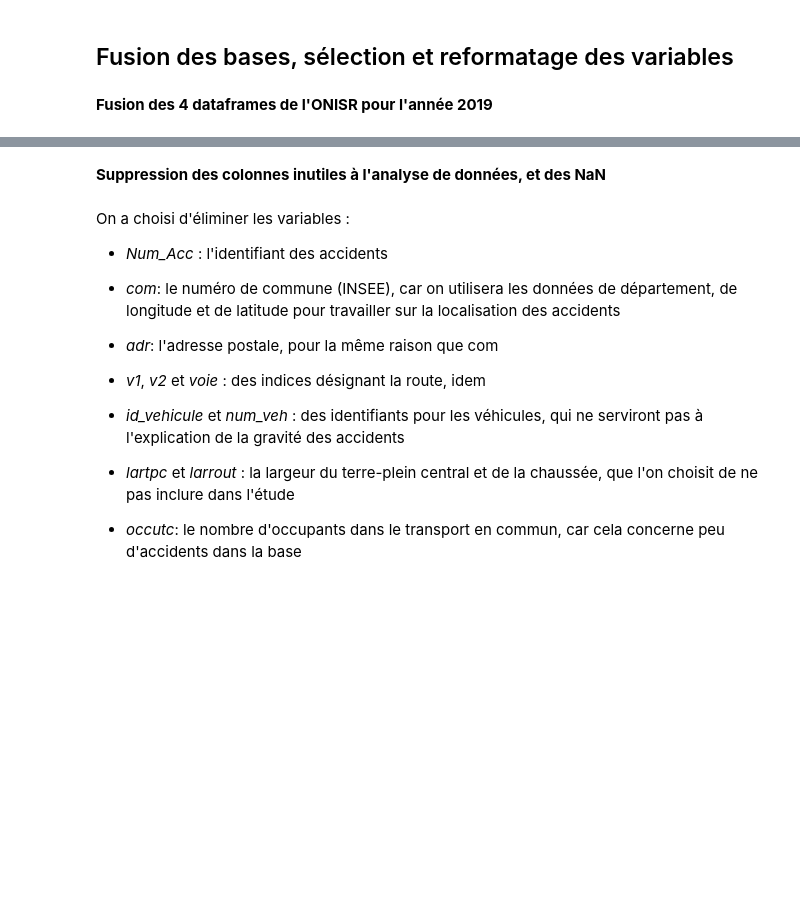
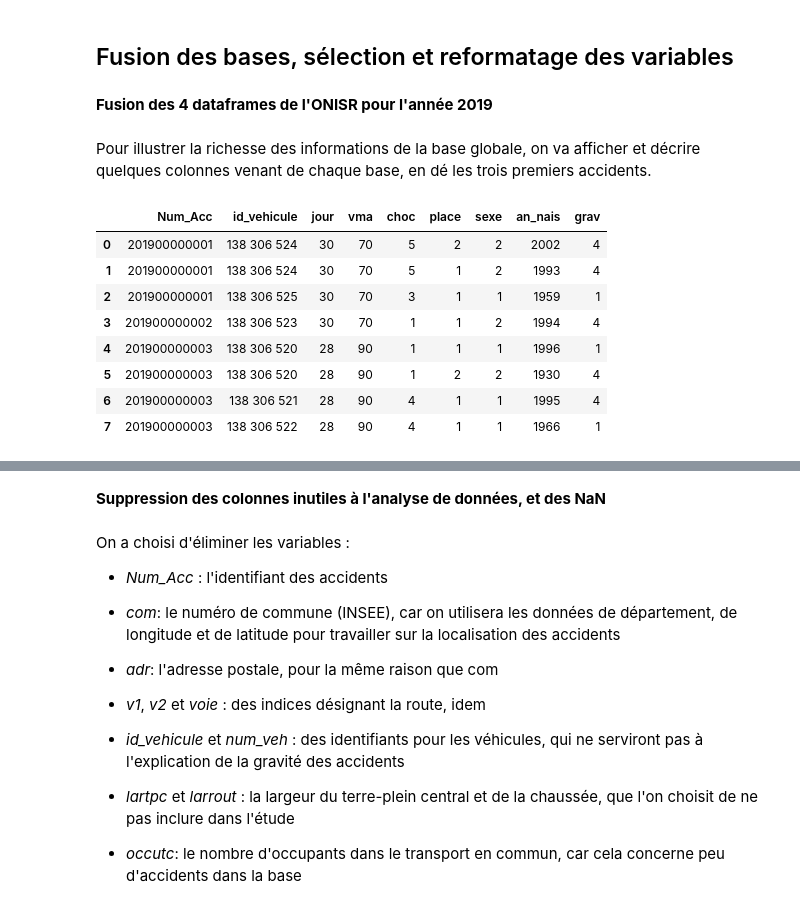
Before and after one commit to helene-78/Accidents, a Jupyter notebook: Projet_complet.ipynb, the cells around one changed output, grey strips where cells are left out. Drawn from its saved outputs; the diff is of its cells as text; code cells hidden in the pictures; blank space fills up the shorter version.

```diff
--- a/Projet_complet.ipynb
+++ b/Projet_complet.ipynb
@@ -75,4 +75,18 @@ df_accidents = pd.read_csv('Bases de données/caracteristiques-2019.csv', sep=";
 df_usagers = pd.read_csv('Bases de données/usagers-2019.csv', sep=";")
 df_lieux = pd.read_csv('Bases de données/lieux-2019.csv', sep=";")
 df_vehicules = pd.read_csv('Bases de données/vehicules-2019.csv', sep=";")
-df_test = df_accidents.merge(df_usagers.merge(df_lieux.merge(df_vehicules))) #dataframe à traiter
+df_merge = df_accidents.merge(df_usagers.merge(df_lieux.merge(df_vehicules))) #dataframe à traiter
+# %% [markdown]
+Pour illustrer la richesse des informations de la base globale, on va afficher et décrire quelques colonnes venant de chaque base, en dé les trois premiers accidents.
+# %%
+df_merge[["Num_Acc","id_vehicule", 'jour', 'vma' ,'choc', 'place', 'sexe', 'an_nais',"grav"]].head(8)
+# %% [output]
+|  | Num_Acc | id_vehicule | jour | vma | choc | place | sexe | an_nais | grav |
+| 0 | 201900000001 | 138 306 524 | 30 | 70 | 5 | 2 | 2 | 2002 | 4 |
+| 1 | 201900000001 | 138 306 524 | 30 | 70 | 5 | 1 | 2 | 1993 | 4 |
+| 2 | 201900000001 | 138 306 525 | 30 | 70 | 3 | 1 | 1 | 1959 | 1 |
+| 3 | 201900000002 | 138 306 523 | 30 | 70 | 1 | 1 | 2 | 1994 | 4 |
+| 4 | 201900000003 | 138 306 520 | 28 | 90 | 1 | 1 | 1 | 1996 | 1 |
+| 5 | 201900000003 | 138 306 520 | 28 | 90 | 1 | 2 | 2 | 1930 | 4 |
+| 6 | 201900000003 | 138 306 521 | 28 | 90 | 4 | 1 | 1 | 1995 | 4 |
+| 7 | 201900000003 | 138 306 522 | 28 | 90 | 4 | 1 | 1 | 1966 | 1 |
```
Also changed, not shown: parts of 4 cells of this notebook.
